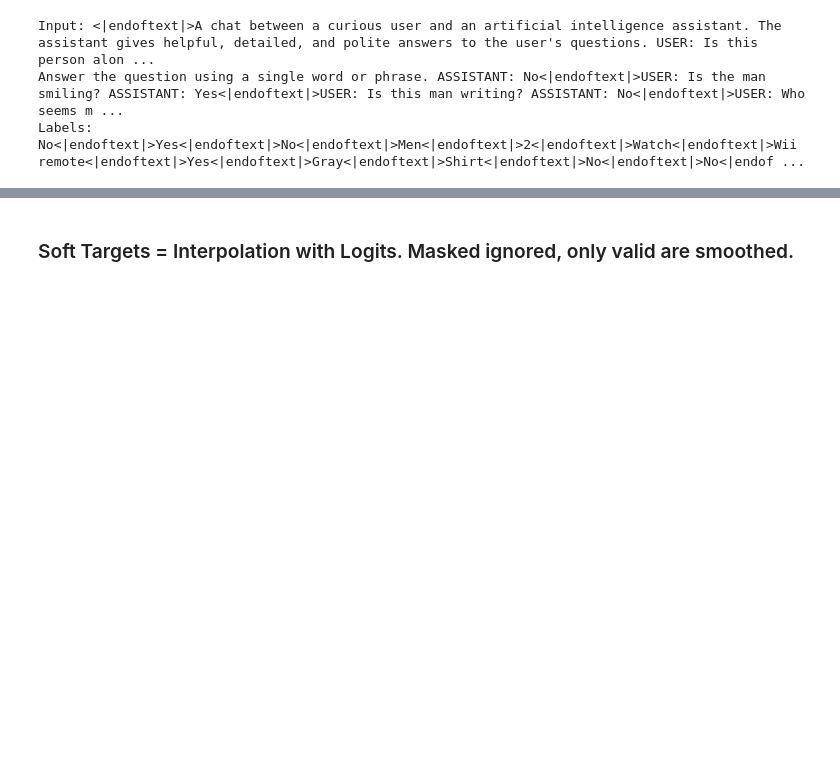
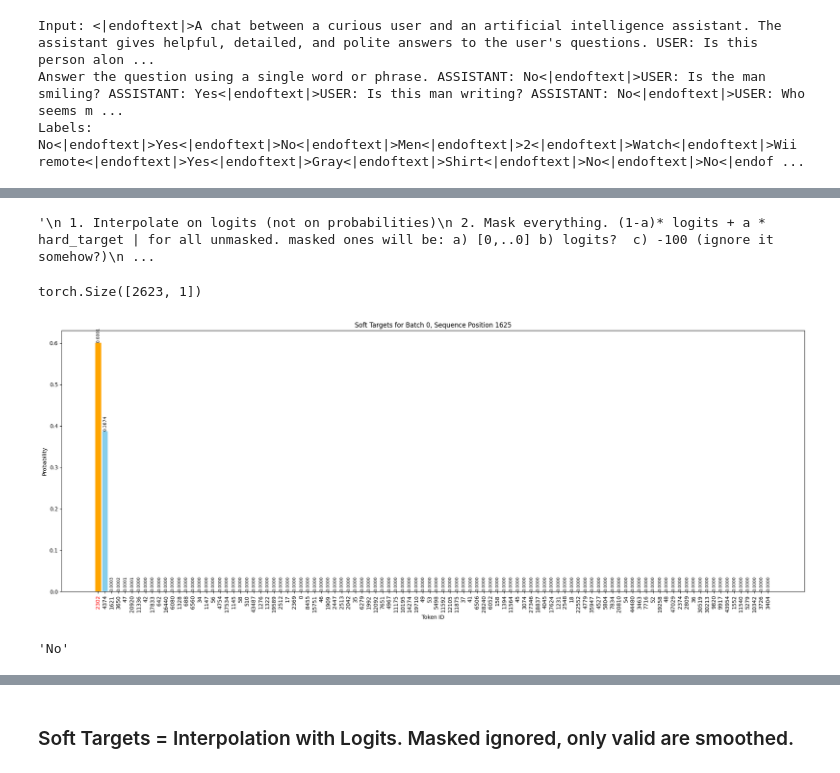
Before and after one commit to shikhar-srivastava/vlm-evaluation, a Jupyter notebook: soft_targets copy.ipynb, the cells around one changed output, grey strips where cells are left out. Drawn from its saved outputs; the diff is of its cells as text; code cells hidden in the pictures; blank space fills up the shorter version.

```diff
--- a/soft_targets copy.ipynb
+++ b/soft_targets copy.ipynb
@@ -12,7 +12,7 @@ from vlm_eval.models import load_vlm
 from vlm_eval.overwatch import initialize_overwatch
 from vlm_eval.tasks import get_task_runner
 
-RUN_DIR = '/localdisk/ssrivas9/prismatic-vlms/runs/stage-final-llava-v15-pythia+2p8b-soft'
+RUN_DIR = '/localdisk/ssrivas9/prismatic-vlms/runs/reproduction-align-pythia+160m' #'/localdisk/ssrivas9/prismatic-vlms/runs/stage-final-llava-v15-pythia+2p8b'
 hf_token = None
 vlm = load_vlm('prismatic', 'prism-clip+7b', RUN_DIR, hf_token=hf_token)
 # %% [output]
@@ -432,0 +902,19 @@ with torch.autocast("cuda", dtype=torch.bfloat16):
+# %%
+"""
+ 1. Interpolate on logits (not on probabilities)
+ 2. Unmasked Area:
+        - i) (a)* logits + (1 - a) * hard_target
+        - ii) (1 - a - a/(K-1)) * hard_target + a/(K - 1)
+ 3. Masked area:
+        - a) Mask positions with 0 distribution
+        - b) Mask positions with logits
+                -- i)
+        - c) Mask positions with -100
+        - d) Separately mask V-tokens, and L-tokens
+                -- i) Mask V-tokens with 0 distribution, and L-tokens with -100 or logits
+ 3.
+
+
+ """
+# %% [output]
+'\n 1. Interpolate on logits (not on probabilities)\n 2. Mask everything. (1-a)* logits + a * hard_target | for all unmasked. masked ones will be: a) [0,..0] b) logits?  c) -100 (ignore it somehow?)\n ...
@@ -432,0 +1038,11 @@ with torch.autocast("cuda", dtype=torch.bfloat16):
+# %%
+topk_indices[:]
+# %% [output]
+torch.Size([2623, 1])
+# %%
+plot_soft_targets(output.logits, fused_labels, 0, torch.where(mask)[1][144], top_k=100, logits_format=True)
+# Decode token with id 598
+tokenizer.decode(2302)
+# %% [output]
+[figure, added]
+'No'
```
Also changed, not shown: parts of 42 cells of this notebook, 1 other file.
